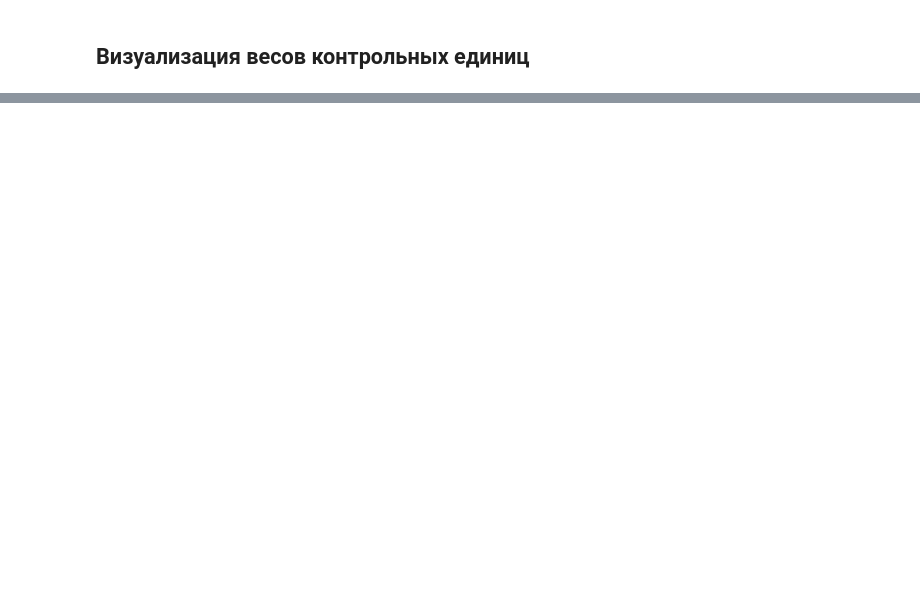
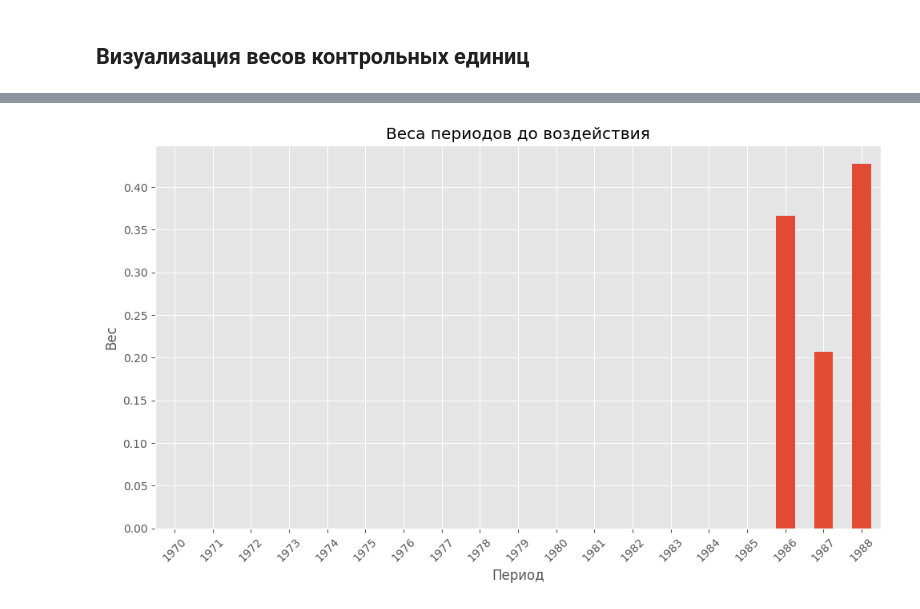
Before and after one commit to 123yaroslav/SynthCtrl, a Jupyter notebook: examples/SyntheticControlBasicUsage.ipynb, the cells around one changed output, grey strips where cells are left out. Saved outputs shown, nothing was run; the diff lists cells and outputs as text; code cells hidden in the pictures; blank space fills up the shorter version.

```diff
--- a/examples/SyntheticControlBasicUsage.ipynb
+++ b/examples/SyntheticControlBasicUsage.ipynb
@@ -157,0 +209,15 @@ plt.show()
+# %%
+# Визуализация весов времени
+time_weights = sdid_model.time_weights_
+
+plt.figure(figsize=(10, 6))
+time_weights.plot(kind='bar')
+plt.title('Веса периодов до воздействия')
+plt.xlabel('Период')
+plt.ylabel('Вес')
+plt.grid(True)
+plt.xticks(rotation=45)
+plt.tight_layout()
+plt.show()
+# %% [output]
+[figure, added]
```
Also changed, not shown: parts of 6 cells of this notebook, 8 other files.
